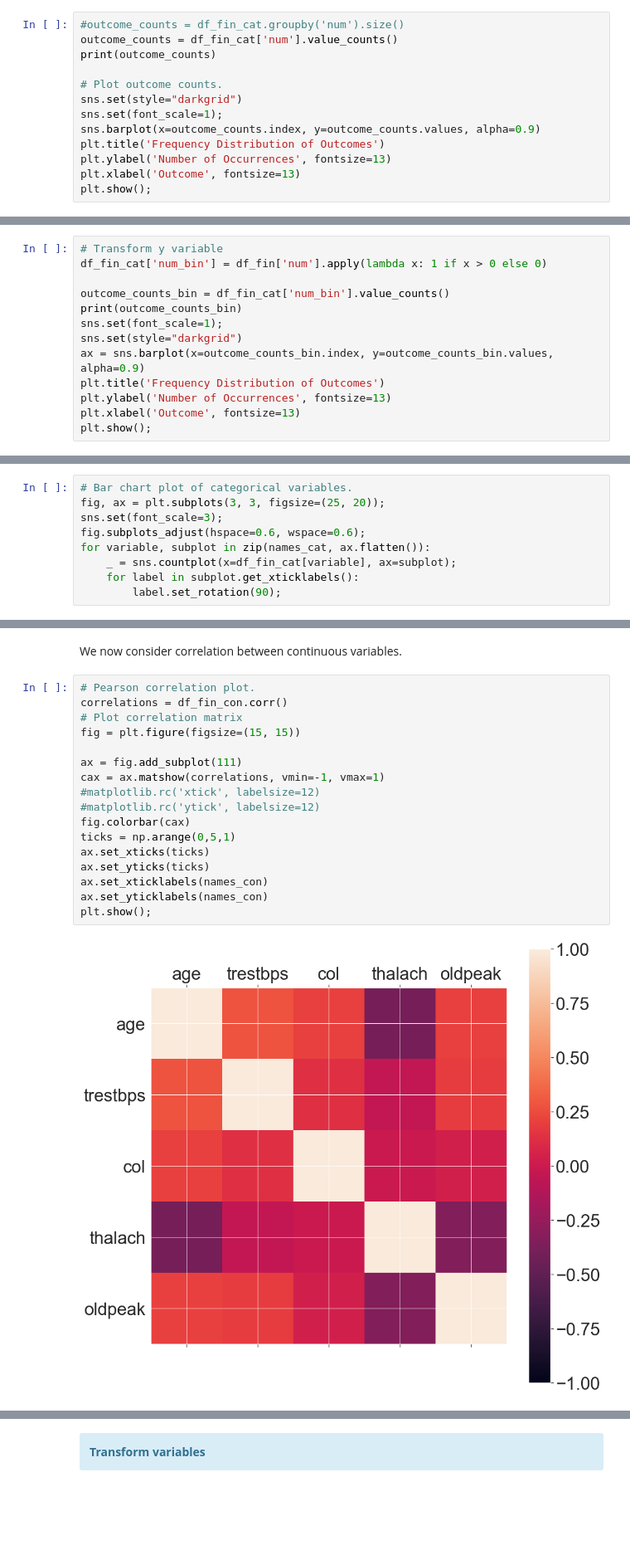
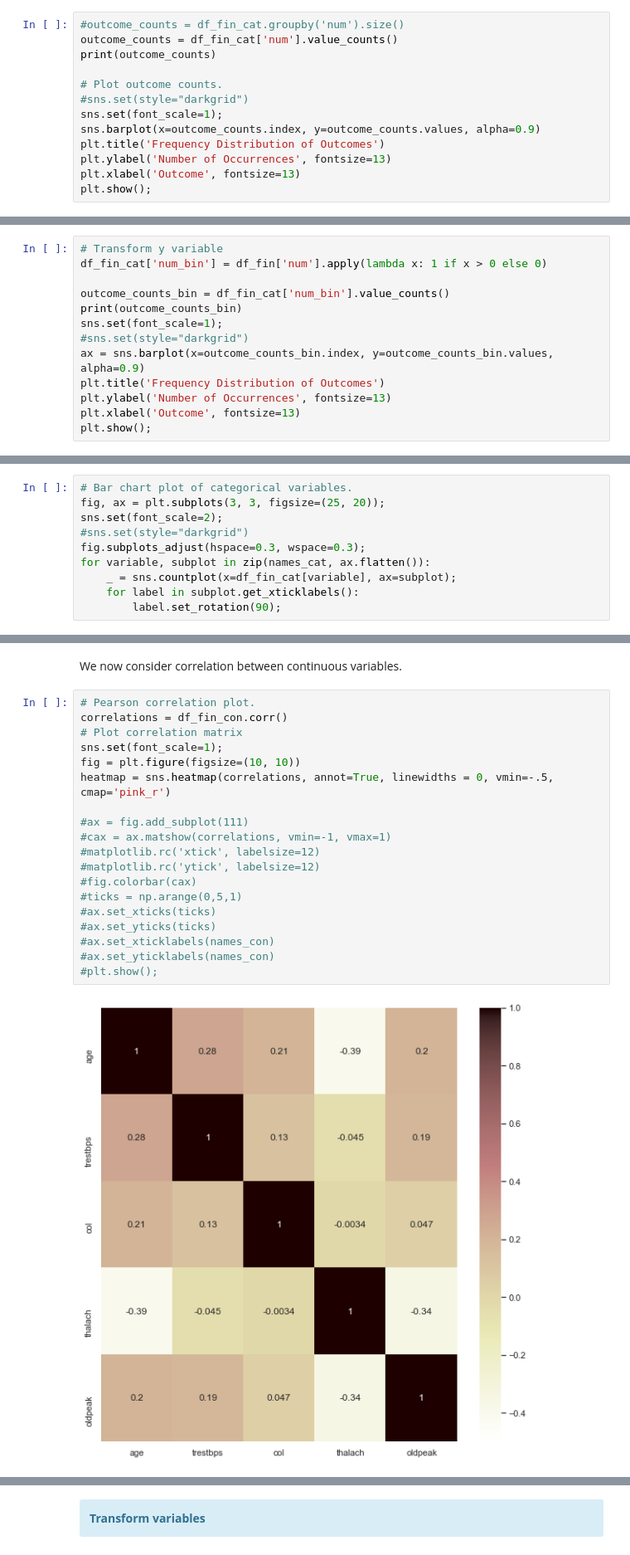
Before and after one commit to LourensWalters/cor_art_dis, a Jupyter notebook: cor_art_dis/notebooks/explore_data_2020_10_22_lw.ipynb, the cells around one changed output, grey strips where cells are left out. Shown at 83% size. Saved outputs shown, nothing was run; the diff lists cells and outputs as text; blank space fills up the shorter version.

```diff
--- a/cor_art_dis/notebooks/explore_data_2020_10_22_lw.ipynb
+++ b/cor_art_dis/notebooks/explore_data_2020_10_22_lw.ipynb
@@ -354,7 +349,7 @@ outcome_counts = df_fin_cat['num'].value_counts()
 print(outcome_counts)
 
 # Plot outcome counts.
-sns.set(style="darkgrid")
+#sns.set(style="darkgrid")
 sns.set(font_scale=1);
 sns.barplot(x=outcome_counts.index, y=outcome_counts.values, alpha=0.9)
 plt.title('Frequency Distribution of Outcomes')
@@ -381,7 +376,7 @@ df_fin_cat['num_bin'] = df_fin['num'].apply(lambda x: 1 if x > 0 else 0)
 outcome_counts_bin = df_fin_cat['num_bin'].value_counts()
 print(outcome_counts_bin)
 sns.set(font_scale=1);
-sns.set(style="darkgrid")
+#sns.set(style="darkgrid")
 ax = sns.barplot(x=outcome_counts_bin.index, y=outcome_counts_bin.values, alpha=0.9)
 plt.title('Frequency Distribution of Outcomes')
 plt.ylabel('Number of Occurrences', fontsize=13)
@@ -421,8 +416,9 @@ Name: num, dtype: int64
 # %%
 # Bar chart plot of categorical variables.
 fig, ax = plt.subplots(3, 3, figsize=(25, 20));
-sns.set(font_scale=3);
-fig.subplots_adjust(hspace=0.6, wspace=0.6);
+sns.set(font_scale=2);
+#sns.set(style="darkgrid")
+fig.subplots_adjust(hspace=0.3, wspace=0.3);
 for variable, subplot in zip(names_cat, ax.flatten()):
     _ = sns.countplot(x=df_fin_cat[variable], ax=subplot);
     for label in subplot.get_xticklabels():
@@ -486,22 +490,24 @@ We now consider correlation between continuous variables.
 # %%
 # Pearson correlation plot.
 correlations = df_fin_con.corr()
 # Plot correlation matrix
-fig = plt.figure(figsize=(15, 15))
+sns.set(font_scale=1);
+fig = plt.figure(figsize=(10, 10))
+heatmap = sns.heatmap(correlations, annot=True, linewidths = 0, vmin=-.5, cmap='pink_r')
 
-ax = fig.add_subplot(111)
-cax = ax.matshow(correlations, vmin=-1, vmax=1)
+#ax = fig.add_subplot(111)
+#cax = ax.matshow(correlations, vmin=-1, vmax=1)
 #matplotlib.rc('xtick', labelsize=12)
 #matplotlib.rc('ytick', labelsize=12)
-fig.colorbar(cax)
-ticks = np.arange(0,5,1)
-ax.set_xticks(ticks)
-ax.set_yticks(ticks)
-ax.set_xticklabels(names_con)
-ax.set_yticklabels(names_con)
-plt.show();
+#fig.colorbar(cax)
+#ticks = np.arange(0,5,1)
+#ax.set_xticks(ticks)
+#ax.set_yticks(ticks)
+#ax.set_xticklabels(names_con)
+#ax.set_yticklabels(names_con)
+#plt.show();
 # %% [output]
-[figure, old version]
+[figure, new version]
 # %% [markdown]
 We see that there is a very strong inverse correlation between maximum heart rate and age. This makes sense as one's
 maximum heart typically decreases with age. We also see that there is a strong positive correlation between maximum
```
Also changed, not shown: parts of 16 cells of this notebook.
